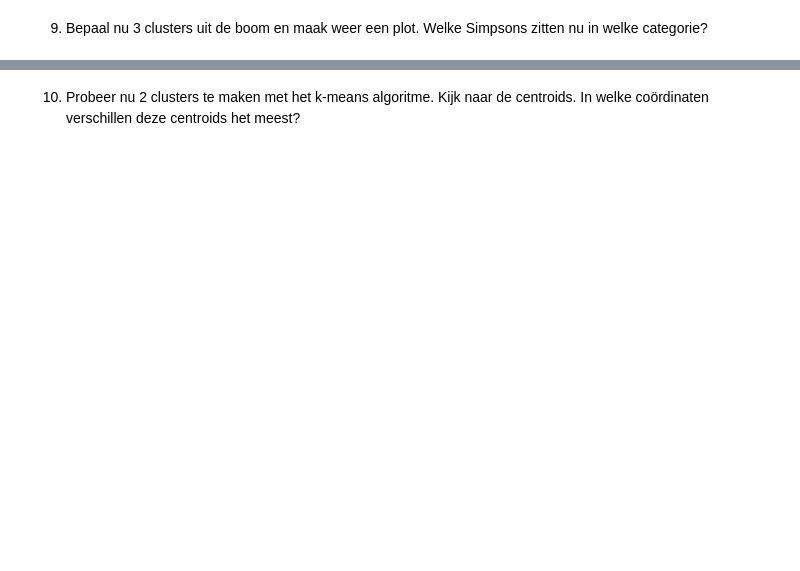
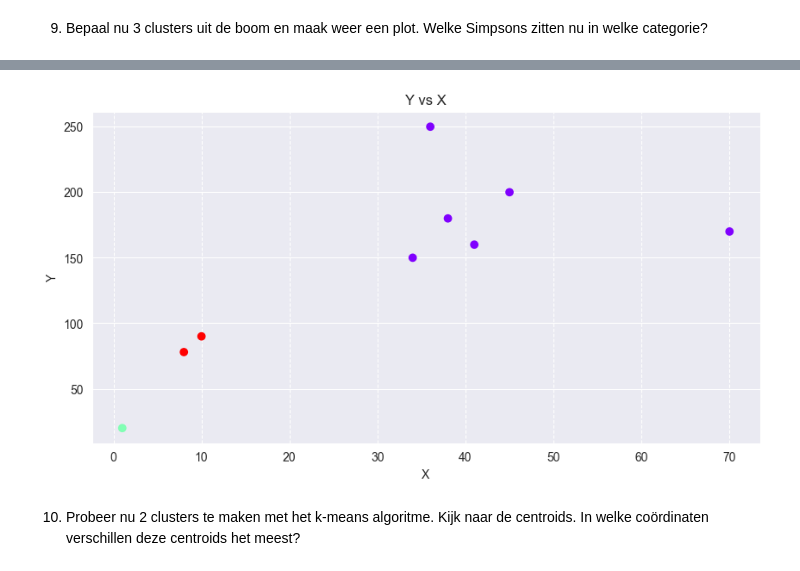
Before and after one commit to EliasDeHondt/DataScience1, a Jupyter notebook: W22P4/1 - The Simpons Revisited.ipynb, the cells around one changed output, grey strips where cells are left out. Cells and saved outputs as stored; diff of their text form; code cells hidden in the pictures; blank space fills up the shorter version.

```diff
--- a/W22P4/1 - The Simpons Revisited.ipynb
+++ b/W22P4/1 - The Simpons Revisited.ipynb
@@ -108,2 +159,9 @@ De gestandaardiseerde Euclidische afstand tussen Marge en Maggie is: 0.084578823
 # %% [markdown]
 9. Bepaal nu 3 clusters uit de boom en maak weer een plot. Welke Simpsons zitten nu in welke categorie?
+# %%
+from sklearn.cluster import AgglomerativeClustering
+
+cluster = AgglomerativeClustering(n_clusters=3, metric='manhattan', linkage='single')
+cluster.fit(simpsons)
+simpsons['cluster_with_3'] = cluster.labels_
+print(simpsons)
@@ -110,2 +180,11 @@ De gestandaardiseerde Euclidische afstand tussen Marge en Maggie is: 0.084578823
+# %%
+fig, ax=plt.subplots(figsize=(10,5))
+ax.scatter(simpsons.leeftijd, simpsons.gewicht, c=simpsons.cluster_with_3, cmap='rainbow') # "c=simpsons.cluster_with_3, cmap='rainbow'" voor kleuren
+ax.set_title('Y vs X')
+ax.set_xlabel('X')
+ax.set_ylabel('Y')
+_=ax.grid(linestyle='--', axis='x')
+# %% [output]
+[figure, added]
 # %% [markdown]
 10. Probeer nu 2 clusters te maken met het k-means algoritme. Kijk naar de centroids. In welke coördinaten verschillen deze centroids het meest?
```
Also changed, not shown: parts of 7 cells of this notebook, 3 other files.
